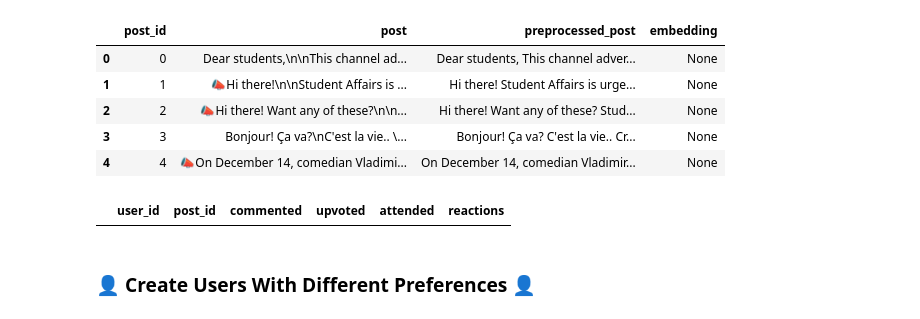
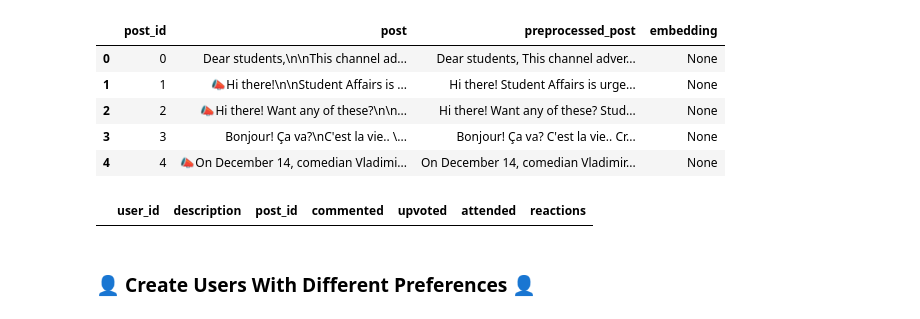
Before and after one commit to evops-sum25/evops-ml, a Jupyter notebook: notebooks/Recommendation_System/1_Recommendation_System.ipynb, the cells around one changed output. Drawn from its saved outputs; the diff is of its cells as text; code cells hidden in the pictures.

```diff
--- a/notebooks/Recommendation_System/1_Recommendation_System.ipynb
+++ b/notebooks/Recommendation_System/1_Recommendation_System.ipynb
@@ -26,22 +26,23 @@ df_posts.head()
 | 4 | 4 | 📣On December 14, comedian Vladimi... | On December 14, comedian Vladimir... | None |
 # %%
 df_users = pd.DataFrame(
-    columns=['user_id', 'post_id', 'commented', 'upvoted', 'attended', 'reactions']
+    columns=['user_id', 'description', 'post_id', 'commented', 'upvoted', 'attended', 'reactions']
 )
 
 data_types = {
     'user_id': np.int32,
+    'description': 'string',
     'post_id': np.int32,
     'commented': pd.BooleanDtype(),
     'upvoted': pd.BooleanDtype(),
     'attended': pd.BooleanDtype(),
-    'reactions': object
+    'reactions': 'string'
 }
 
 df_users = df_users.astype(data_types)
 
 df_users.head()
 # %% [output]
-|  | user_id | post_id | commented | upvoted | attended | reactions |
+|  | user_id | description | post_id | commented | upvoted | attended | reactions |
 # %% [markdown]
 ### 👤 **Create Users With Different Preferences** 👤
```
Also changed, not shown: parts of 4 cells of this notebook.
